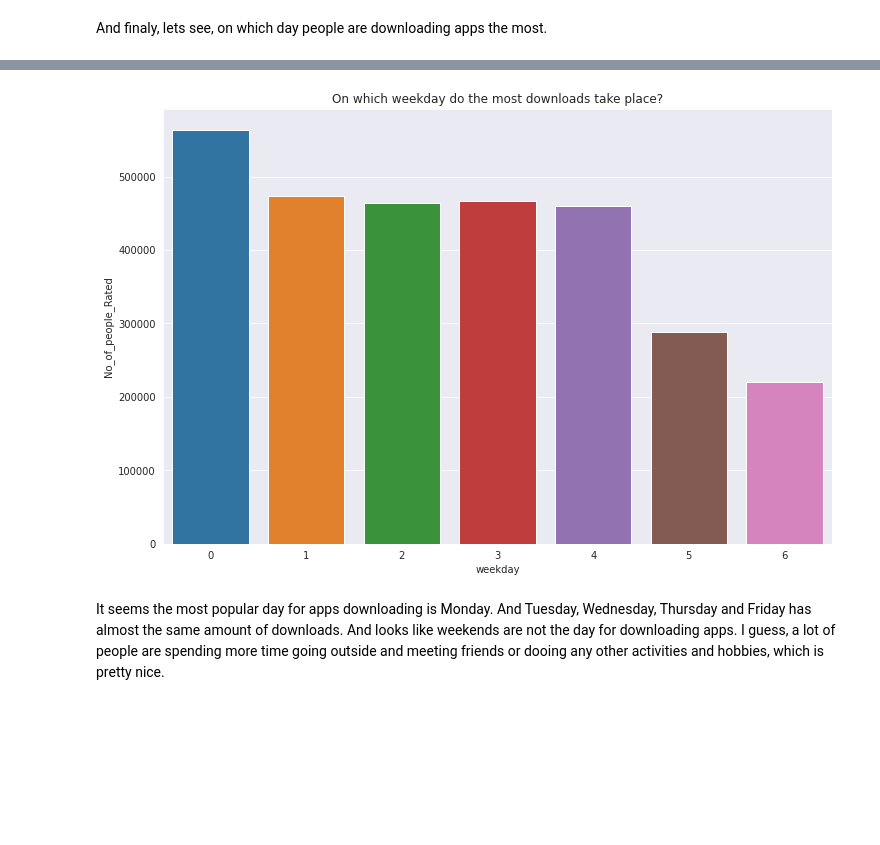
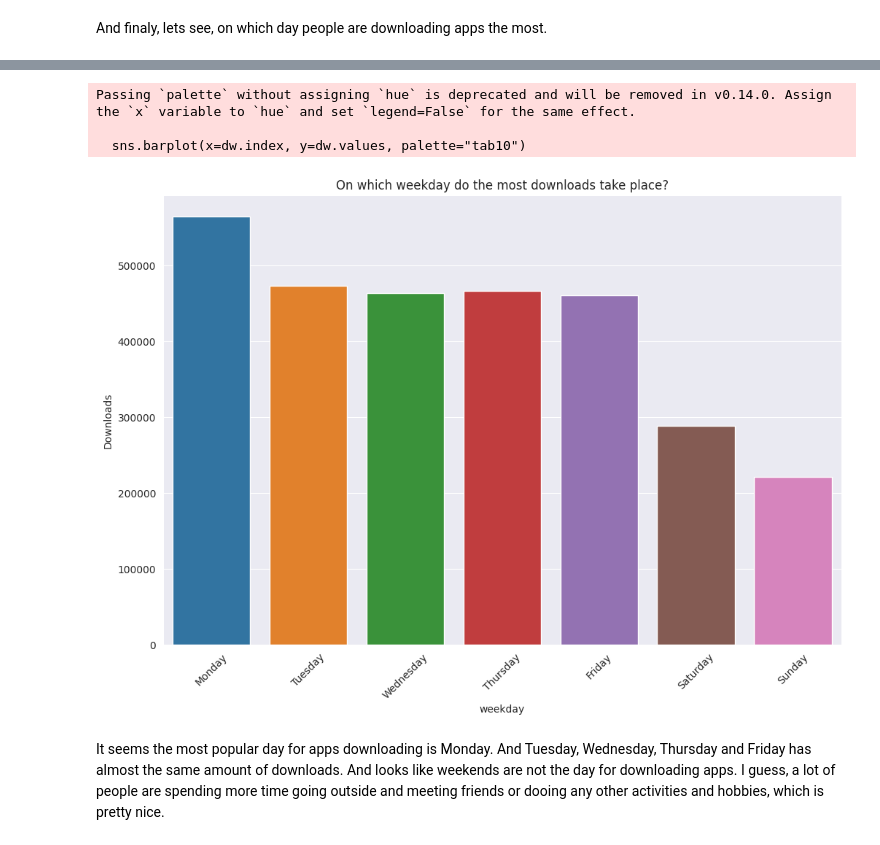
Before and after one commit to yernaz-togizbayev/microsoft_store_data-analysis, a Jupyter notebook: microsoft-store-project.ipynb, the cells around one changed output, grey strips where cells are left out. Cells and saved outputs as stored; diff of their text form; code cells hidden in the pictures; blank space fills up the shorter version.

```diff
--- a/microsoft-store-project.ipynb
+++ b/microsoft-store-project.ipynb
@@ -283,9 +299,30 @@ Name: No_of_people_Rated, dtype: int64
-# %%
-plt.figure(figsize = (12, 8))
-plt.title("On which weekday do the most downloads take place?")
-sns.barplot(downloads_weekday.index, downloads_weekday);
-# %% [output]
-[figure, removed]
+# %%
+weekday_map = {0:"Monday",
+               1:"Tuesday",
+               2:"Wednesday",
+               3:"Thursday",
+               4:"Friday",
+               5:"Saturday",
+               6:"Sunday"
+              }
+
+dw = downloads_weekday.copy()
+dw.index = dw.index.map(weekday_map)   # convert numeric index to names
+
+order = ["Monday","Tuesday","Wednesday","Thursday","Friday","Saturday","Sunday"]
+dw = dw.reindex(order)
+
+plt.figure(figsize=(12, 8))
+plt.title("On which weekday do the most downloads take place?")
+sns.barplot(x=dw.index, y=dw.values, palette="tab10")
+plt.xticks(rotation=45)
+plt.ylabel("Downloads")
+plt.show()
+# %% [output]
+Passing `palette` without assigning `hue` is deprecated and will be removed in v0.14.0. Assign the `x` variable to `hue` and set `legend=False` for the same effect.
+
+  sns.barplot(x=dw.index, y=dw.values, palette="tab10")
+[figure, added]
 # %% [markdown]
 It seems the most popular day for apps downloading is Monday. And Tuesday, Wednesday, Thursday and Friday has almost the same amount of downloads. And looks like weekends are not the day for downloading apps. I guess, a lot of people are spending more time going outside and meeting friends or dooing any other activities and hobbies, which is pretty nice.
 # %%
```
Also changed, not shown: parts of 13 cells of this notebook.
